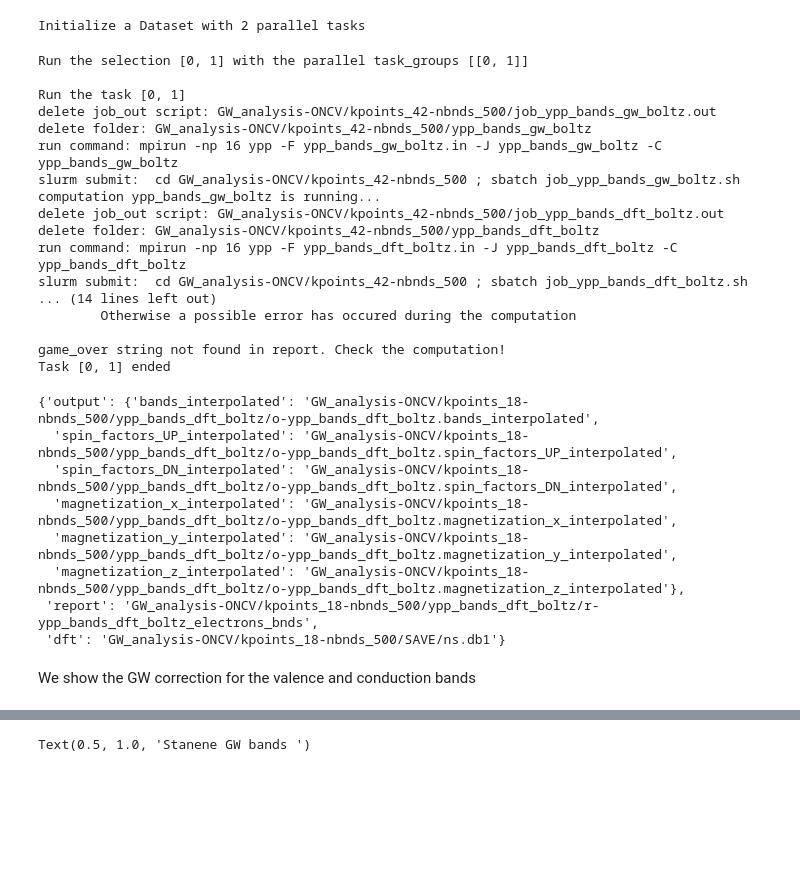
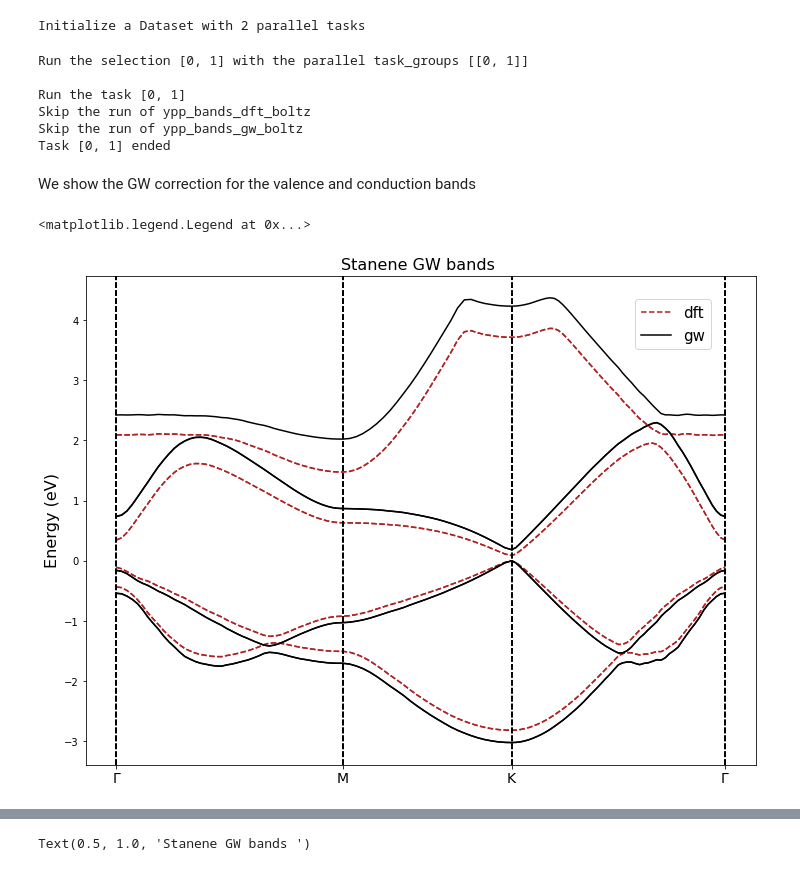
Before and after one commit to marcodalessandro76/Stanene, a Jupyter notebook: GW_Analysis-ONCV.ipynb, the cells around one changed output, grey strips where cells are left out. Drawn from its saved outputs; the diff is of its cells as text; code cells hidden in the pictures; blank space fills up the shorter version.

```diff
--- a/GW_Analysis-ONCV.ipynb
+++ b/GW_Analysis-ONCV.ipynb
@@ -665,7 +665,7 @@ In this way we can compute the quasi-particle correction of the band structure.
 
 At this level of the analysis we perform these computations for the 30x30x1 $k$-points samplings.
 # %%
-kpoints = 42 #60
+kpoints = 60 #42 #60
 run_dir = 'GW_analysis-ONCV/kpoints_%s-nbnds_500'%kpoints
 # %%
 ntasks_c = 32
@@ -792,38 +809,32 @@ Initialize a Dataset with 2 parallel tasks
 # %%
 #study.runs[1]
 # %%
-results = study.run()
+results = study.run() #selection=[1],skip=False
 # %% [output]
 Run the selection [0, 1] with the parallel task_groups [[0, 1]]
 
 Run the task [0, 1]
-delete job_out script: GW_analysis-ONCV/kpoints_42-nbnds_500/job_ypp_bands_gw_boltz.out
-delete folder: GW_analysis-ONCV/kpoints_42-nbnds_500/ypp_bands_gw_boltz
-run command: mpirun -np 16 ypp -F ypp_bands_gw_boltz.in -J ypp_bands_gw_boltz -C ypp_bands_gw_boltz
-slurm submit:  cd GW_analysis-ONCV/kpoints_42-nbnds_500 ; sbatch job_ypp_bands_gw_boltz.sh
-computation ypp_bands_gw_boltz is running...
-delete job_out script: GW_analysis-ONCV/kpoints_42-nbnds_500/job_ypp_bands_dft_boltz.out
-delete folder: GW_analysis-ONCV/kpoints_42-nbnds_500/ypp_bands_dft_boltz
-run command: mpirun -np 16 ypp -F ypp_bands_dft_boltz.in -J ypp_bands_dft_boltz -C ypp_bands_dft_boltz
-slurm submit:  cd GW_analysis-ONCV/kpoints_42-nbnds_500 ; sbatch job_ypp_bands_dft_boltz.sh
-... (14 lines left out)
-        Otherwise a possible error has occured during the computation
-
-game_over string not found in report. Check the computation!
+Skip the run of ypp_bands_dft_boltz
+Skip the run of ypp_bands_gw_boltz
 Task [0, 1] ended
-# %%
-results[0]
-# %% [output]
-{'output': {'bands_interpolated': 'GW_analysis-ONCV/kpoints_18-nbnds_500/ypp_bands_dft_boltz/o-ypp_bands_dft_boltz.bands_interpolated',
-  'spin_factors_UP_interpolated': 'GW_analysis-ONCV/kpoints_18-nbnds_500/ypp_bands_dft_boltz/o-ypp_bands_dft_boltz.spin_factors_UP_interpolated',
-  'spin_factors_DN_interpolated': 'GW_analysis-ONCV/kpoints_18-nbnds_500/ypp_bands_dft_boltz/o-ypp_bands_dft_boltz.spin_factors_DN_interpolated',
-  'magnetization_x_interpolated': 'GW_analysis-ONCV/kpoints_18-nbnds_500/ypp_bands_dft_boltz/o-ypp_bands_dft_boltz.magnetization_x_interpolated',
-  'magnetization_y_interpolated': 'GW_analysis-ONCV/kpoints_18-nbnds_500/ypp_bands_dft_boltz/o-ypp_bands_dft_boltz.magnetization_y_interpolated',
-  'magnetization_z_interpolated': 'GW_analysis-ONCV/kpoints_18-nbnds_500/ypp_bands_dft_boltz/o-ypp_bands_dft_boltz.magnetization_z_interpolated'},
- 'report': 'GW_analysis-ONCV/kpoints_18-nbnds_500/ypp_bands_dft_boltz/r-ypp_bands_dft_boltz_electrons_bnds',
- 'dft': 'GW_analysis-ONCV/kpoints_18-nbnds_500/SAVE/ns.db1'}
 # %%
 bands_gw = U.BandStructure.from_Ypp(results[1],high_sym,suffix='bands_interpolated')
 bands_dft = U.BandStructure.from_Ypp(results[0],high_sym,suffix='bands_interpolated')
 # %% [markdown]
 We show the GW correction for the valence and conduction bands
+# %%
+# Results for the 60x60x1 kpoints sampling 30 interp shells
+
+fig, ax = plt.subplots(figsize=(12,9))
+bands_dft.plot(plt,selection=[1],linestyle='--',label='dft',c='firebrick')
+bands_dft.plot(plt,selection=[2,3,4,5,6,7,8],linestyle='--',c='firebrick')
+bands_gw.plot(plt,selection=[1],linestyle='-',label='gw',c='black')
+bands_gw.plot(plt,selection=[2,3,4,5,6,7],linestyle='-',c='black')
+ax.set_ylabel('Energy (eV)',size=16)
+plt.title('Stanene GW bands ',size=16)
+plt.legend(loc=(0.82,0.85),fontsize=15,frameon=True)
+
+#plt.savefig(fname='Plot/Stanene-band_structure-kpoints_%s.eps'%kpoints,format='eps',bbox_inches = "tight")
+# %% [output]
+<matplotlib.legend.Legend at 0x...>
+[figure, added]
```
Also changed, not shown: parts of 5 cells of this notebook, 1 other file.
